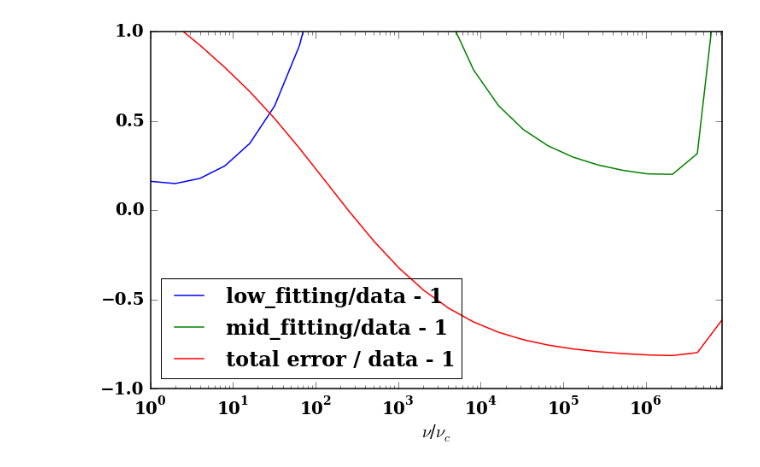
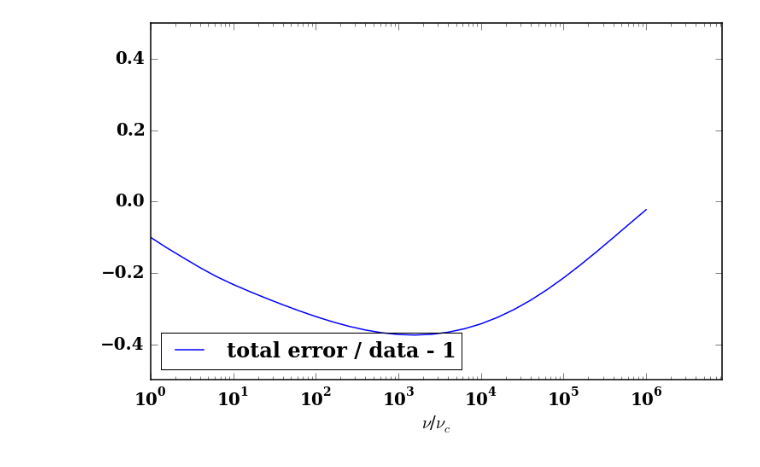
Before and after one commit to ZhaoweiZ/kappa_summer, a Jupyter notebook: finding_fitting_formula_to_kappa_2.ipynb, the cells around one changed output. Cells and saved outputs as stored; diff of their text form; code cells hidden in the pictures.

```diff
--- a/finding_fitting_formula_to_kappa_2.ipynb
+++ b/finding_fitting_formula_to_kappa_2.ipynb
@@ -48,7 +48,7 @@ pl.rcParams['ytick.direction']  = 'in'
 #c = 1.
 theta_e = 10.
 #w without specific declear should of value 10
-w = 3.
+w = 5.
 #theta_e_1 = 10.
 #nu_c = 1
 #B = 10.
@@ -69,10 +69,10 @@ T_e = m * c**2 * theta_e / k
 #variables to be set (frequency, observer angle, width of delta function, electron number density,
 # sum index n)
 
-kappa = 3.5
+kappa = 10.
 theta = np.pi/3.
 epsilon = 0.01
-n_e = 1
+n_e = 1.
 nu_c = e * B / (2. * np.pi * m * c)
 nu = 100 * nu_c
 nu_s = (2./9.) * nu_c * theta_e**2 * np.sin(theta)
@@ -89,4 +89,4 @@ n_dn = (nu / nu_c) * abs(np.sin(theta))
 Index_cutoff = 0.001
 
 gamma_cutoff = 1000.
-print nu_c
+#print nu_c
@@ -326,23 +371,23 @@ def error_here_here(x):
 # %%
 def error_low():
 
-    x_axis = data_kappa_3_5_C_theta_10_no_cutoff[:,0]
+    x_axis = data_kappa_3_5_C_theta_10_no_cutoff_w_10_anu[:,0]
 
-    ans_k_3_5_w_10_low = kappa_low(x_axis)/data_kappa_3_5_C_theta_10_no_cutoff[:, 1] - 1
+    ans_k_3_5_w_10_low = (1./( np.pi**2))*m * c*anu_low(x_axis)/data_kappa_3_5_C_theta_10_no_cutoff_w_10_anu[:, 1] - 1
 
-    ans_k_3_5_w_8_low = kappa_low(x_axis)/data_kappa_3_5_C_theta_10_no_cutoff_w_8[:, 1] - 1
+#    ans_k_3_5_w_8_low = kappa_low(x_axis)/data_kappa_3_5_C_theta_10_no_cutoff_w_8[:, 1] - 1
 
-    ans_k_3_5_w_6_low = kappa_low(x_axis )/data_kappa_3_5_C_theta_10_no_cutoff_w_6[:, 1] - 1
+#    ans_k_3_5_w_6_low = kappa_low(x_axis )/data_kappa_3_5_C_theta_10_no_cutoff_w_6[:, 1] - 1
 
-    ans_k_3_5_w_4_low = kappa_low(x_axis )/data_kappa_3_5_C_theta_10_no_cutoff_w_4[:, 1] - 1
+#    ans_k_3_5_w_4_low = kappa_low(x_axis )/data_kappa_3_5_C_theta_10_no_cutoff_w_4[:, 1] - 1
 
-    ans_k_3_5_w_3_low = kappa_low(x_axis )/data_kappa_3_5_C_theta_10_no_cutoff_w_3[:, 1] - 1
+#    ans_k_3_5_w_3_low = kappa_low(x_axis )/data_kappa_3_5_C_theta_10_no_cutoff_w_3[:, 1] - 1
 
-    ans_k_5_w_10_low =  kappa_low(x_axis )/data_kappa_5_C_theta_10_no_cutoff_w_10[:, 1] - 1
+#    ans_k_5_w_10_low =  kappa_low(x_axis )/data_kappa_5_C_theta_10_no_cutoff_w_10[:, 1] - 1
 
-    ans_k_5_w_8_low = kappa_low(x_axis)/data_kappa_5_C_theta_10_no_cutoff_w_8[:, 1] - 1
+#    ans_k_5_w_8_low = kappa_low(x_axis)/data_kappa_5_C_theta_10_no_cutoff_w_8[:, 1] - 1
 
-    return ans_k_3_5_w_3_low
+    return ans_k_3_5_w_10_low
 
 
 
@@ -362,39 +407,40 @@ def error_low():
 
 #    ans_k_5_w_10_mid =  kappa_high(x_axis)/data_kappa_5_C_theta_10_no_cutoff_w_10[:, 1] - 1
 
 #    ans_k_5_w_8_mid =  kappa_high(x_axis /data_kappa_5_C_theta_10_no_cutoff_w_8[:, 1] - 1
 
 #    return ans_k_3_5_w_10_mid
 
 
 def total_error():
 
-    x_axis = data_kappa_3_5_C_theta_10_no_cutoff[:,0]
+    x_axis = data_kappa_5_C_thetta_10_no_cutoff_w_10_anu[:,0]
 
-    ans = total_fitting(x_axis)/data_kappa_3_5_C_theta_10_no_cutoff[:, 1] - 1.
+    ans = total_fitting_anu(x_axis)/data_kappa_5_C_thetta_10_no_cutoff_w_10_anu[:, 1] - 1.
+
     return ans
 
-x_axis = data_kappa_3_5_C_theta_10_no_cutoff[:,0]
+x_axis = data_kappa_3_5_C_theta_10_no_cutoff_w_10_anu[:,0]
 
-ans_k_3_5_w_3_mid = kappa_high(x_axis )/data_kappa_3_5_C_theta_10_no_cutoff_w_3[:, 1] - 1.
+ans_k_3_5_w_3_mid = anu_high(x_axis)/data_kappa_3_5_C_theta_10_no_cutoff_w_10_anu[:, 1] - 1.
 
 
 
 
-pl.semilogx(data_kappa_3_5_C_theta_10_no_cutoff[:,0], error_low(), label = 'low_fitting/data - 1')
-pl.semilogx(data_kappa_3_5_C_theta_10_no_cutoff[:,0], ans_k_3_5_w_3_mid, label = 'mid_fitting/data - 1')
-pl.semilogx(data_kappa_3_5_C_theta_10_no_cutoff[:,0], total_error(), label = 'total error / data - 1')
+#pl.semilogx(data_kappa_3_5_C_theta_10_no_cutoff_w_10_anu[:,0], error_low(), label = 'low_fitting/data - 1')
+#pl.semilogx(x_axis, ans_k_3_5_w_3_mid, label = 'mid_fitting/data - 1')
+pl.semilogx(data_kappa_5_C_thetta_10_no_cutoff_w_10_anu[:,0], total_error(), label = 'total error / data - 1')
 
 
-pl.ylim([-1, 1])
+pl.ylim([-0.5, 0.5])
 pl.xlim([1, 8.388608e+06])
 
 pl.xlabel("$\\nu$/$\\nu_c$")
 
 
 
 
 pl.legend(loc = 'lower left')
 pl.show()
 # %% [output]
-[figure, old version]
+[figure, new version]
```
Also changed, not shown: parts of 4 cells of this notebook.
